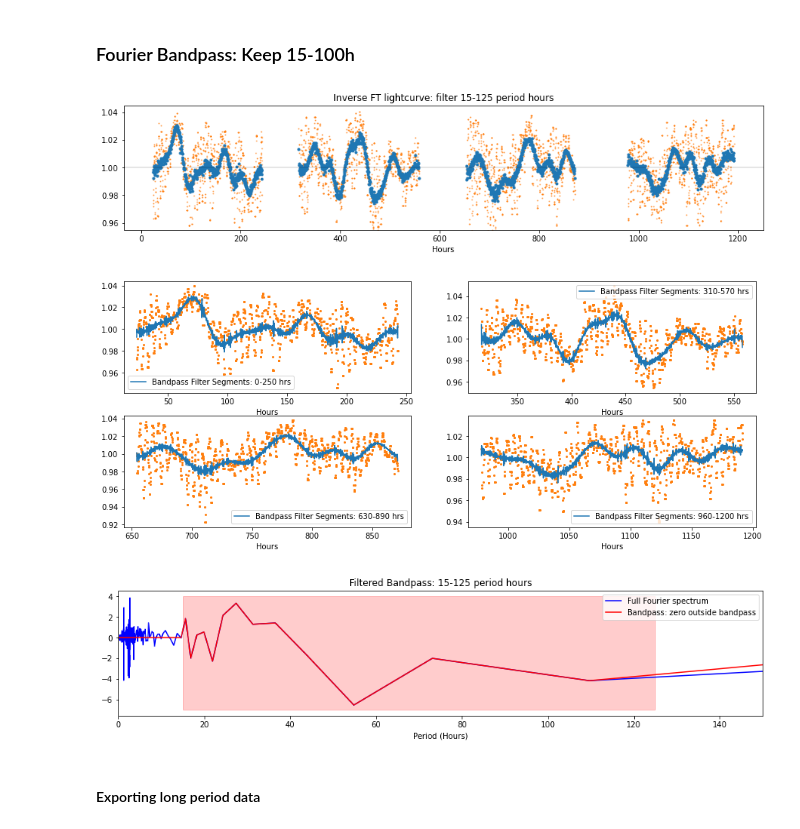
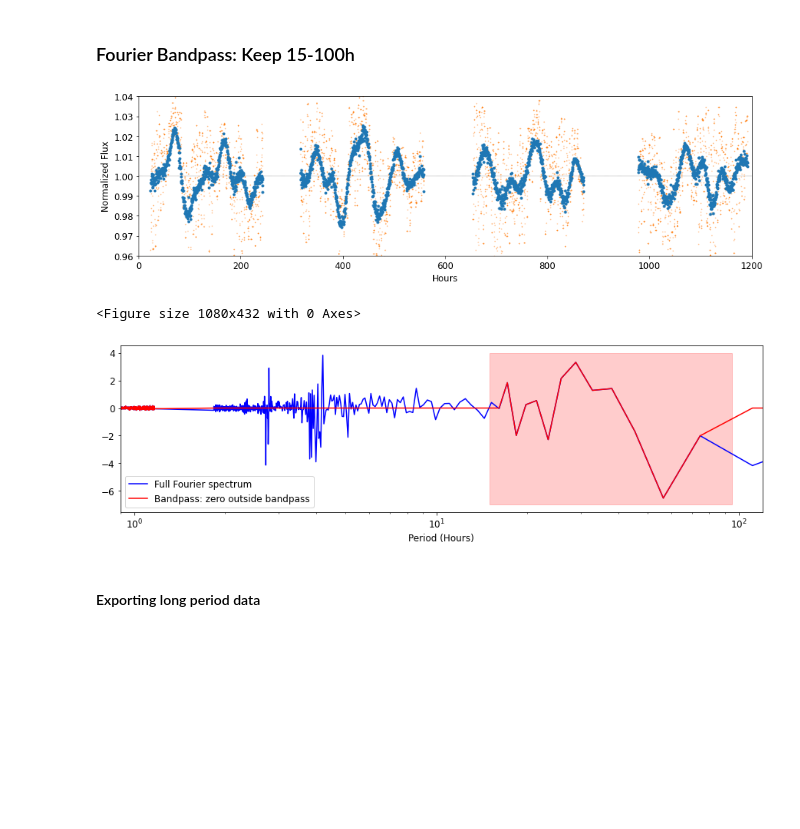
Before and after one commit to fudanguyen/aroma, a Jupyter notebook: AROMA_An_Exo_Rot_Mapping/notebooks/FrequencySubtraction_LongPeriodVariation-Copy1.ipynb, the cells around one changed output. Cells and saved outputs as stored; diff of their text form; code cells hidden in the pictures; blank space fills up the shorter version.

Commit message:
update for light curve fits

```diff
--- a/AROMA_An_Exo_Rot_Mapping/notebooks/FrequencySubtraction_LongPeriodVariation-Copy1.ipynb
+++ b/AROMA_An_Exo_Rot_Mapping/notebooks/FrequencySubtraction_LongPeriodVariation-Copy1.ipynb
@@ -153,6 +153,14 @@ segments = [(0, 250), (310, 570), (630, 890), (960, 1200)]
 # %% [markdown]
 ### Fourier Bandpass: Keep 15-100h
 # %%
+import matplotlib
+matplotlib.rcParams.update({'font.size': 12})
+
+## Saving
+save = True
+# save = False
+
+###
 from scipy.fftpack import rfft, irfft, fftfreq
 from scipy.interpolate import interp1d
 segments = [(0, 250), (310, 570), (630, 890), (960, 1200)]
@@ -160,8 +168,9 @@ import warnings
 warnings.filterwarnings("ignore")
 
 plt.close()
-%matplotlib inline
-f, ax = plt.subplots(figsize=(15,3))
+f, ax = plt.subplots(figsize=(15,4))
+ax.axhline(y=1, xmin=0, xmax=1200, c='k', ls='--', lw=0.2)
+
 tempTime, tempData = [], []
 fig = plt.figure(figsize=(15, 6))
 
@@ -175,6 +184,7 @@ for i,seg in enumerate(segments):
     realTime = subset.rolling(OGwindow).median().dropna()['TIME']
     realLc = subset.rolling(OGwindow).median().dropna()['PSF_FLUX_NORM']
     cadence = 0.166668 # hours
+    # cadence = 0.166668/3 # hours
 
     # synthetic time array and interpolated data
     synTime = np.arange(start=realTime.iloc[0], stop=realTime.iloc[-1], step=cadence)
@@ -187,8 +197,8 @@ for i,seg in enumerate(segments):
     xf_period = 1/fftfreq(N, cadence)
     xf_freq = fftfreq(N, cadence)
 
-    limlow, limhigh = 15, 125 # period hours, targets periods to extract
-    # limlow, limhigh = 15, 95 # period hours, targets periods to extract
+    # limlow, limhigh = 15, 125 # period hours, targets periods to extract
+    limlow, limhigh = 15, 95 # period hours, targets periods to extract
     # limlow, limhigh = 15, 45 # period hours, targets periods to extract
 
     boxcarwindow = 1 # period hours, to be smoothed out
@@ -203,53 +213,57 @@ for i,seg in enumerate(segments):
     yf_filtered = yf-yf_fil
     filteredLc = pd.DataFrame(irfft(yf_filtered))
 
     if i == 0:
         # plot frequency spectrum
-        figure, axe = plt.subplots(figsize=(15, 3))
-        axe.set_title('Filtered Bandpass: %i-%i period hours'%(limlow, limhigh))
-        axe.plot(xf_period, yf, 'b', label='Full Fourier spectrum')
-        axe.plot(xf_period, yf_filtered, 'r', label='Bandpass: zero outside bandpass')
-        plt.xlim((0,limhigh+25))
+        figure, axe = plt.subplots(figsize=(15, 4))
+        # axe.set_title('Filtered Bandpass: %i-%i period hours'%(limlow, limhigh))
+        axe.semilogx(xf_period+1.5, yf, 'b', label='Full Fourier spectrum')
+        axe.semilogx(xf_period+1.5, yf_filtered, 'r', label='Bandpass: zero outside bandpass')
+        axe.set_xlim((0.9,limhigh+25))
         axe.set_xlabel('Period (Hours)')
         rect = plt.Rectangle((limlow, -7), limhigh-limlow, 4--7, color='r', alpha=0.2)
         axe.add_patch(rect)
         axe.legend()
 
-    # plot inverse transform of the frequency-filtered lightcurve
-    axes = fig.add_subplot(2, 2, i+1)
-    axes.plot(realTime, realLc, ls='', marker='o', ms=2, c='tab:orange')
-    axes.plot(synTime, 1+filteredLc.rolling(boxcarwindow).mean(), c='tab:blue', label='Bandpass Filter Segments: %i-%i hrs'%(t0, t1))
-    axes.set_xlabel('Hours')
-    axes.legend()
+    # # plot inverse transform of the frequency-filtered lightcurve
+    # axes = fig.add_subplot(2, 2, i+1)
+    # axes.plot(realTime, realLc, ls='', marker='o', ms=2, c='tab:orange')
+    # axes.plot(synTime, 1+filteredLc.rolling(boxcarwindow).mean().values, c='tab:blue', label='Bandpass Filter Segments: %i-%i hrs'%(t0, t1))
+    # axes.set_xlabel('Hours')
+    # axes.legend()
 
     # ax.plot(synTime, 1+filteredLc.rolling(boxcarwindow).mean(), ls='', marker='o', ms=3, c='tab:blue')
-    ax.plot(realTime, realLc, c='tab:orange', ls='', marker='o', ms=1, alpha=0.6)
-    ax.plot(synTime[::2], 1+filteredLc.rolling(boxcarwindow).mean()[::2], ls='', marker='o', ms=3, c='tab:blue')
-    ax.set_xlabel('Hours')
-    ax.set_title('Inverse FT lightcurve: filter %i-%i period hours'%(limlow, limhigh))
+    ax.plot(realTime, realLc, c='tab:orange', ls='', marker='o', ms=0.7, alpha=0.45, label='Original data')
+    ax.plot(synTime[::2], 1+filteredLc.rolling(boxcarwindow).mean()[::2].values, ls='', marker='o', ms=3, c='tab:blue', label='Fourier Bandpass: Period %i-%i hours'%(limhigh,limlow))
+    ax.set_xlabel('Hours'), ax.set_ylabel('Normalized Flux')
+    # ax.set_title('Inverse FT lightcurve: filter %i-%i period hours'%(limlow, limhigh))
 
     temparray = 1+filteredLc.rolling(boxcarwindow).mean()[::2]
     tempTime+=list(synTime[::2])
     tempData+=np.transpose(temparray.values).tolist()[0]
 
-ax.set_ylim((0.955, 1.045))
-ax.axhline(y=1, xmin=0, xmax=1200, c='k', lw=0.2)
+ax.set_ylim((0.96, 1.04)), ax.set_xlim((0,1200))
 
 longPeriod_lc['time'] = np.array(tempTime, dtype=np.float64)
 longPeriod_lc['flux'] = np.array(tempData, dtype=np.float64)
 longPeriod_lc.dropna(inplace=True)
+
+if save:
+    plotOut = plotPath + '/fourierBandpassLC_%i-%ihr_sector3637'%(limlow, limhigh)
+    f.savefig(plotOut+'.pdf', dpi=300, format='pdf', bbox_inches = 'tight')
+    f.savefig(plotOut+'.png', dpi=300, format='png', bbox_inches = 'tight')
 
 # # plot comparison
 # # compared smooth vs unsmooth data:
 # figC, acx = plt.subplots(figsize=(15,3))
 # raw = data.query('TIME >= %f & TIME < %f'%(t0, t1))
 # acx.plot(raw.TIME, raw.PSF_FLUX_NORM, ls='', marker='o', ms=2, c='tab:green', label='OG')
 # acx.plot(realTime, realLc, c='xkcd:red', ls='', marker='o', ms=2, label='%i hour median boxcar-ed'%OGwindow)
 # acx.legend(), acx.set_xlabel('Hours'), acx.set_ylabel('Normalized Flux')
 # %% [output]
-[figure, old version]
+[figure, new version]
+<Figure size 1080x432 with 0 Axes>
-[figure, old version]
+[figure, new version]
-[figure, removed]
 # %% [markdown]
 #### Exporting long period data
 # %%
```
Also changed, not shown: parts of 12 cells of this notebook, 15 other files.
